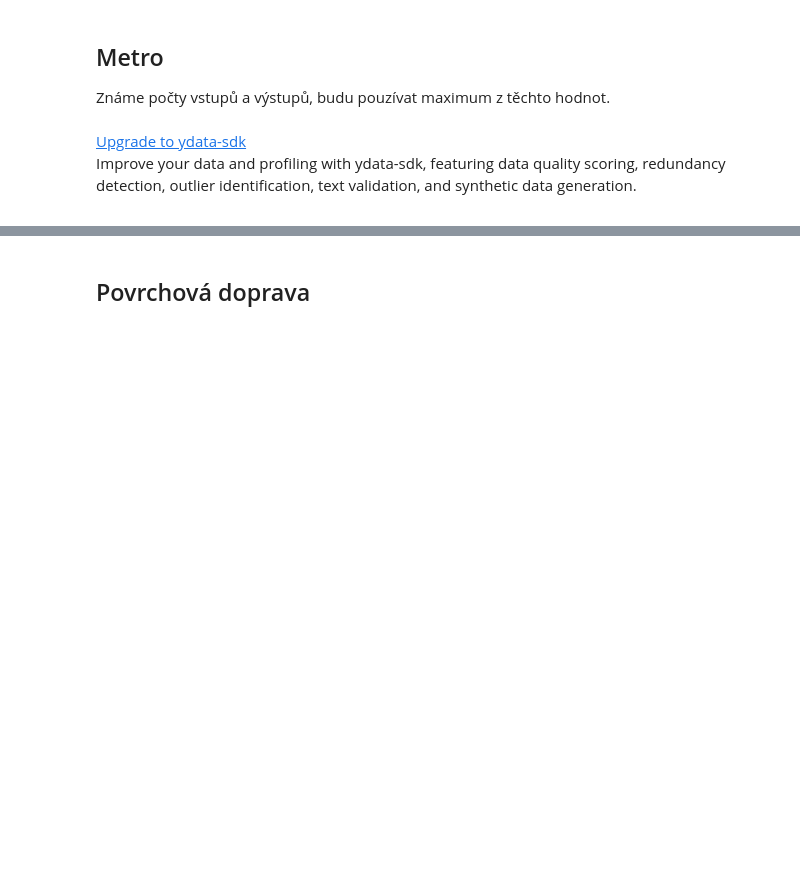
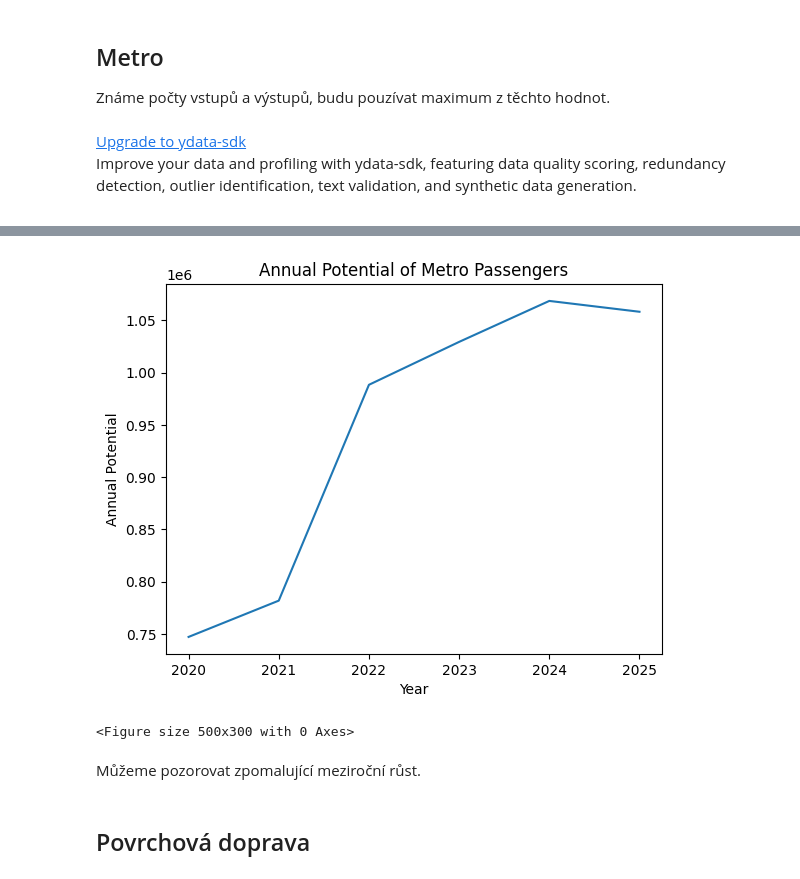
Before and after one commit to opendatalabcz/prague-transport-forecasting, a Jupyter notebook: MHD/nb_mhd.ipynb, the cells around one changed output, grey strips where cells are left out. Saved outputs shown, nothing was run; the diff lists cells and outputs as text; code cells hidden in the pictures; blank space fills up the shorter version.

```diff
--- a/MHD/nb_mhd.ipynb
+++ b/MHD/nb_mhd.ipynb
@@ -46,0 +48,9 @@ df_metro
+# %%
+# roční potencil cestujích vypočítáme jako 80. percentil počtu cestujících v jednotlivých letech
+annual_potential_metro = (
+    df_metro.assign(year=df_metro['Období'].dt.year)
+    .groupby('year')['max']
+    .quantile(0.8)
+    .rename('annual_potential')
+)
+annual_potential_metro
@@ -47,3 +66,16 @@ df_metro
+# %%
+graph = annual_potential_metro.plot(
+    title='Annual Potential of Metro Passengers',
+    ylabel='Annual Potential',
+    xlabel='Year')
+
+plt.figure(figsize=(5,3))
+plt.show()
+# %% [output]
+[figure, added]
+<Figure size 500x300 with 0 Axes>
+# %% [markdown]
+Můžeme pozorovat zpomalující meziroční růst.
 # %% [markdown]
 ## Povrchová doprava
 # %%
```
Also changed, not shown: parts of 15 cells of this notebook, 3 other files.
